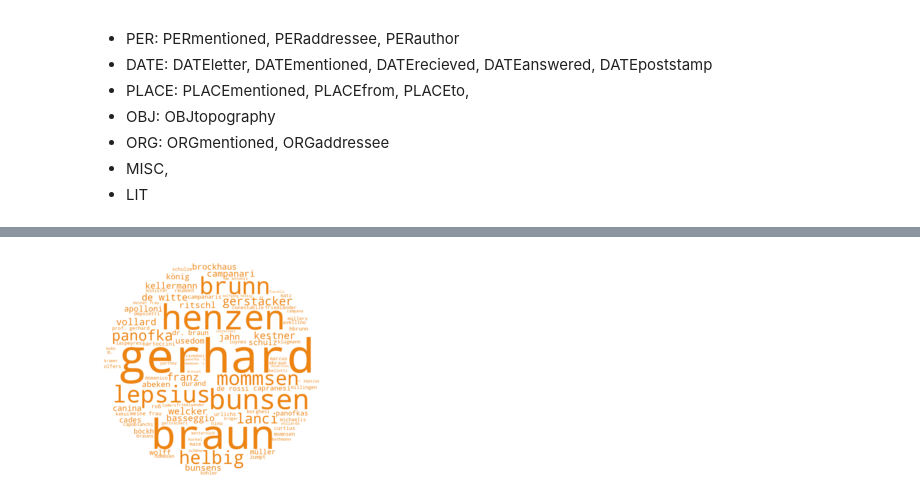
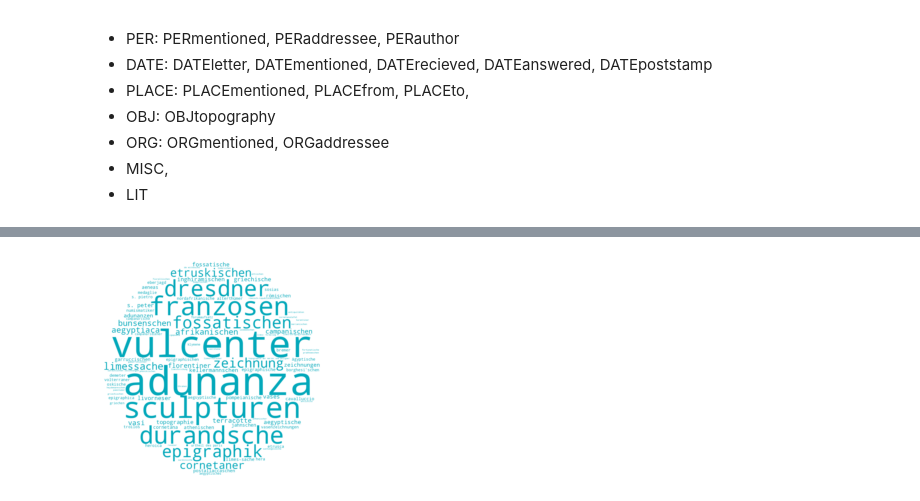
Before and after one commit to dainst/gelehrtenkorrespondenz-21, a Jupyter notebook: notebooks/corpus_analysis.ipynb, the cells around one changed output, grey strips where cells are left out. Saved outputs shown, nothing was run; the diff lists cells and outputs as text; code cells hidden in the pictures.

```diff
--- a/notebooks/corpus_analysis.ipynb
+++ b/notebooks/corpus_analysis.ipynb
@@ -61,10 +59,18 @@ generator.generate(
 # %%
-exclude_entity_types = ['PLACE', 'DATE', 'OBJ', 'ORG']
+exclude_entity_types = [
+    'PER',
+    'DATE',
+    'PLACE',
+    'OBJ',
+    'ORG',
+    'LIT',
+#    'MISC'
+]
 
-file_path = 'resources/corpus_analysis/person_only.png'
+file_path = 'resources/corpus_analysis/wordcloud_misc.png'
 
 generator.generate(
     file_path = file_path,
     exclude_entity_types = exclude_entity_types)
 # %% [output]
-[figure, old version]
+[figure, new version]
```
Also changed, not shown: parts of 17 cells of this notebook, 17 other files.
